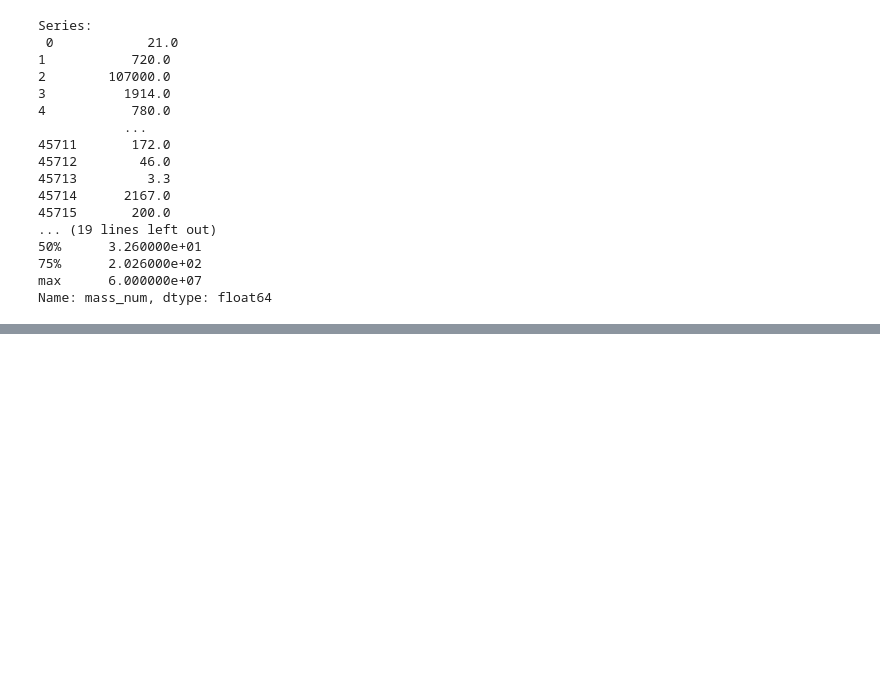
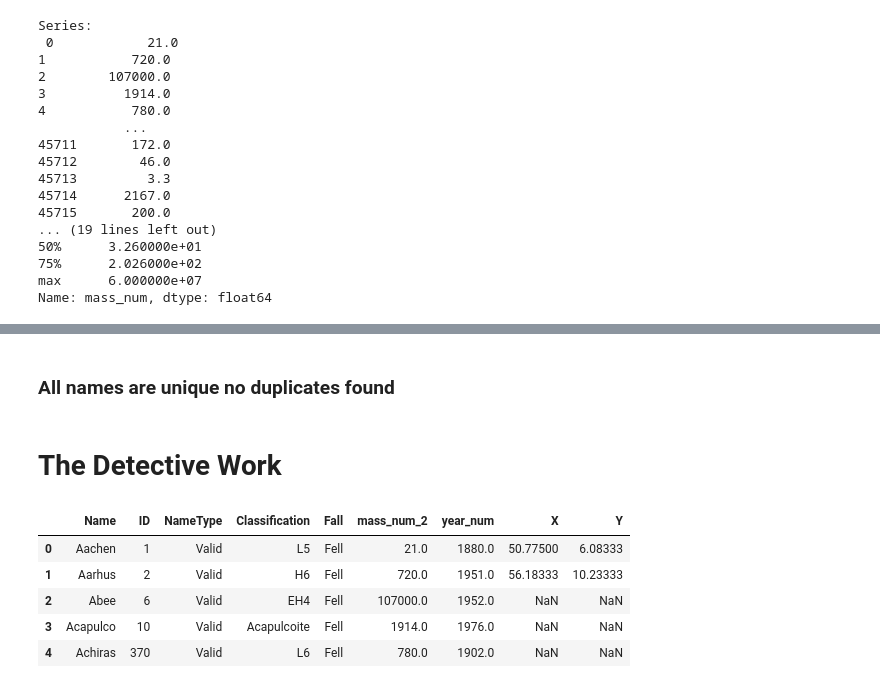
Before and after one commit to aBDULQADARmANASAWALA/AbdulqadarManasawala_techai_tasks, a Jupyter notebook: Abdulqadar_TechAI_Task_2.ipynb, the cells around one changed output, grey strips where cells are left out. Drawn from its saved outputs; the diff is of its cells as text; code cells hidden in the pictures; blank space fills up the shorter version.

```diff
--- a/Abdulqadar_TechAI_Task_2.ipynb
+++ b/Abdulqadar_TechAI_Task_2.ipynb
@@ -121,0 +296,13 @@ Name: year_num, Length: 45716, dtype: float64
+# %% [markdown]
+<h3>All names are unique no duplicates found
+# %% [markdown]
+# The Detective Work
+# %%
+df.head()
+# %% [output]
+|  | Name | ID | NameType | Classification | Fall | mass_num_2 | year_num | X | Y |
+| 0 | Aachen | 1 | Valid | L5 | Fell | 21.0 | 1880.0 | 50.77500 | 6.08333 |
+| 1 | Aarhus | 2 | Valid | H6 | Fell | 720.0 | 1951.0 | 56.18333 | 10.23333 |
+| 2 | Abee | 6 | Valid | EH4 | Fell | 107000.0 | 1952.0 | NaN | NaN |
+| 3 | Acapulco | 10 | Valid | Acapulcoite | Fell | 1914.0 | 1976.0 | NaN | NaN |
+| 4 | Achiras | 370 | Valid | L6 | Fell | 780.0 | 1902.0 | NaN | NaN |
```
Also changed, not shown: parts of 28 cells of this notebook.
